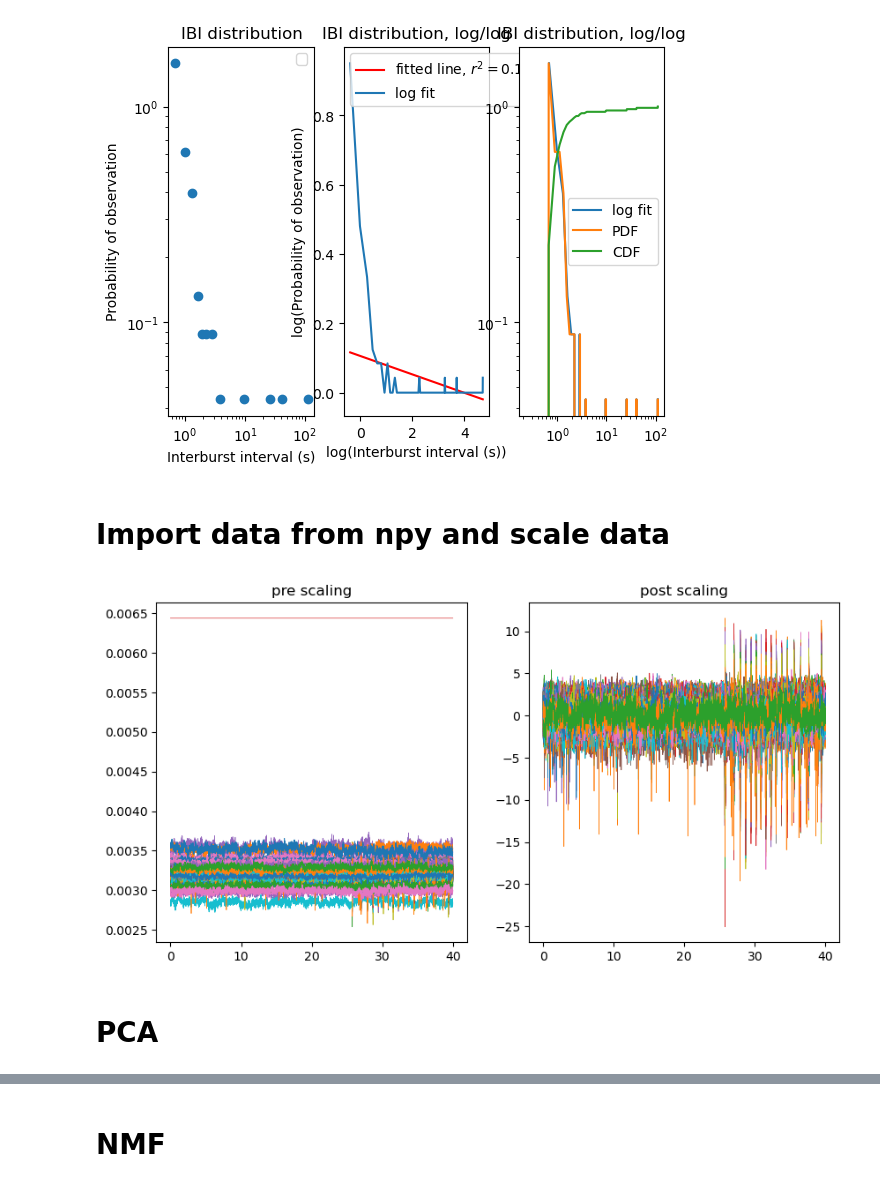
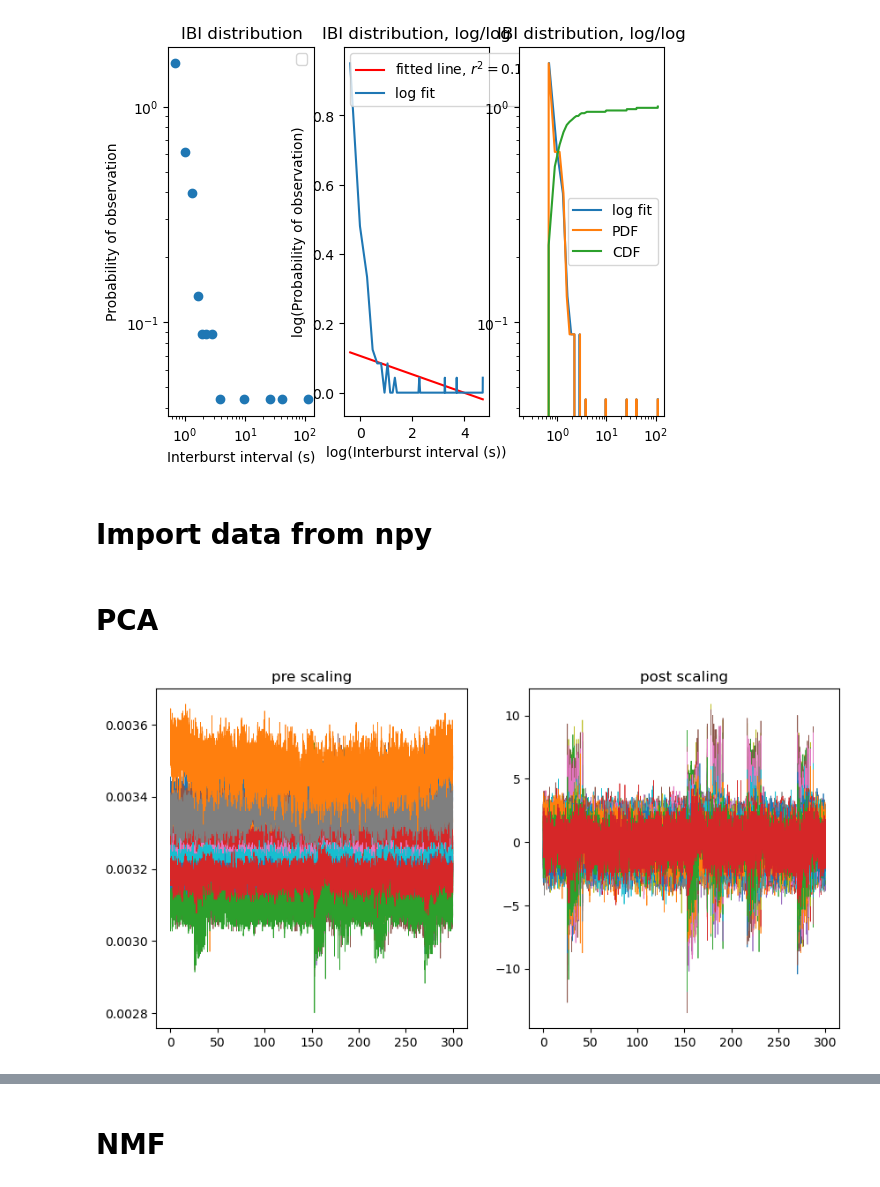
Before and after one commit to mrwun2002/MaxLab_analysis, a Jupyter notebook: test_load.ipynb, the cells around one changed output, grey strips where cells are left out. Cells and saved outputs as stored; diff of their text form; code cells hidden in the pictures.

```diff
--- a/test_load.ipynb
+++ b/test_load.ipynb
@@ -151,6 +151,6 @@ No artists with labels found to put in legend.  Note that artists whose label st
 <matplotlib.legend.Legend at 0x...>
 [figure]
 # %% [markdown]
-# Import data from npy and scale data
+# Import data from npy
 # %%
 data_from_npy = np.load(filename + '.npy', mmap_mode = 'r', )
@@ -157,26 +161,2 @@ data_from_npy = np.load(filename + '.npy', mmap_mode = 'r', )
-# %%
-#scale data
-
-t = data_from_npy[:, 0]
-X = data_from_npy[:, 1::1]
-
-n_time_points = 50000
-
-scaler = StandardScaler()
-scaler.fit(X)
-
-
-plt.figure(figsize = (10, 5))
-plt.subplot(121)
-plt.plot(t[:n_time_points], X[:n_time_points], linewidth = 0.5)
-plt.title('pre scaling')
-
-X = scaler.transform(X)
-plt.subplot(122)
-plt.plot(t[:n_time_points], X[:n_time_points], linewidth = 0.5)
-plt.title('post scaling')
-plt.show()
-# %% [output]
-[figure, removed]
 # %% [markdown]
 # PCA
@@ -183,3 +166,16 @@ plt.show()
+# %%
+#Plot a subset of the channels
+plt.figure(figsize = (10, 5))
+plt.subplot(121)
+plt.plot(t[:], X[:, ::10], linewidth = 0.5)
+plt.title('pre scaling')
+
+plt.subplot(122)
+plt.plot(t[:], X_scaled[:, ::10], linewidth = 0.5)
+plt.title('post scaling')
+plt.show()
+# %% [output]
+[figure, added]
 # %%
 n_components = 6
 
```
Also changed, not shown: parts of 12 cells of this notebook.
